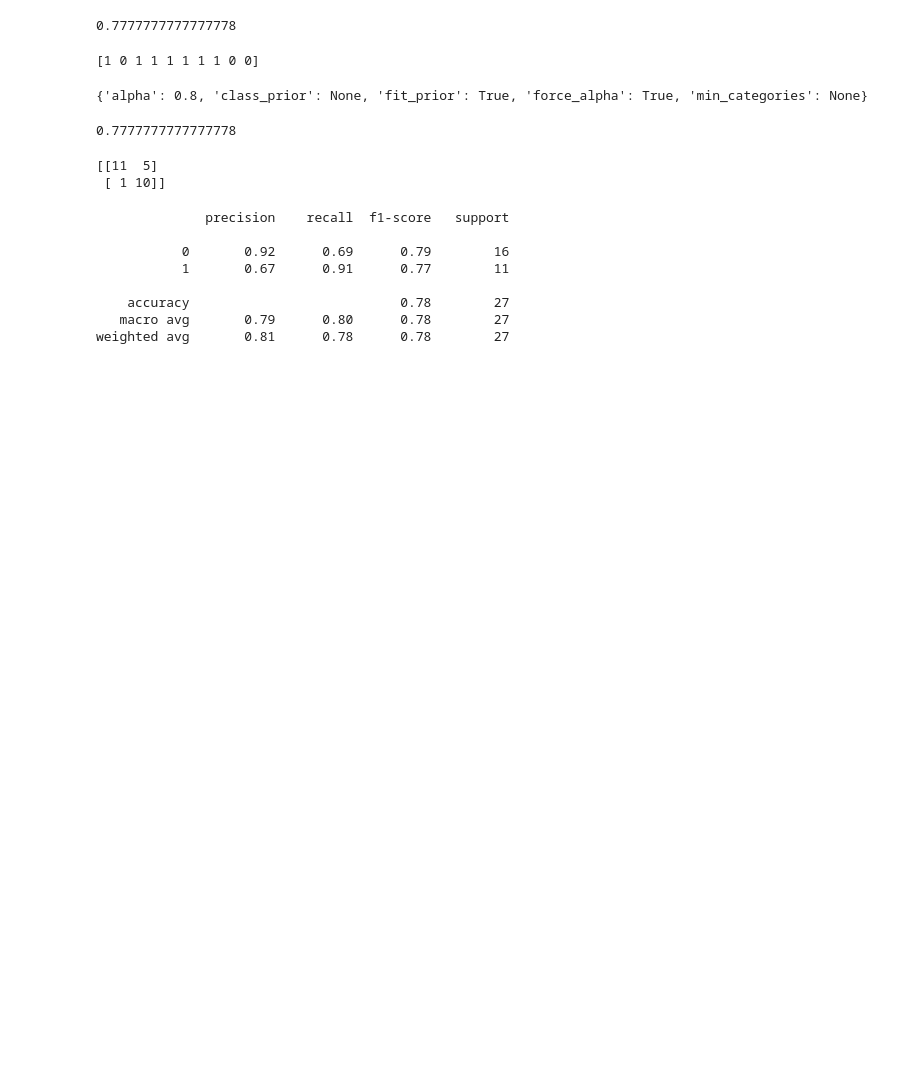
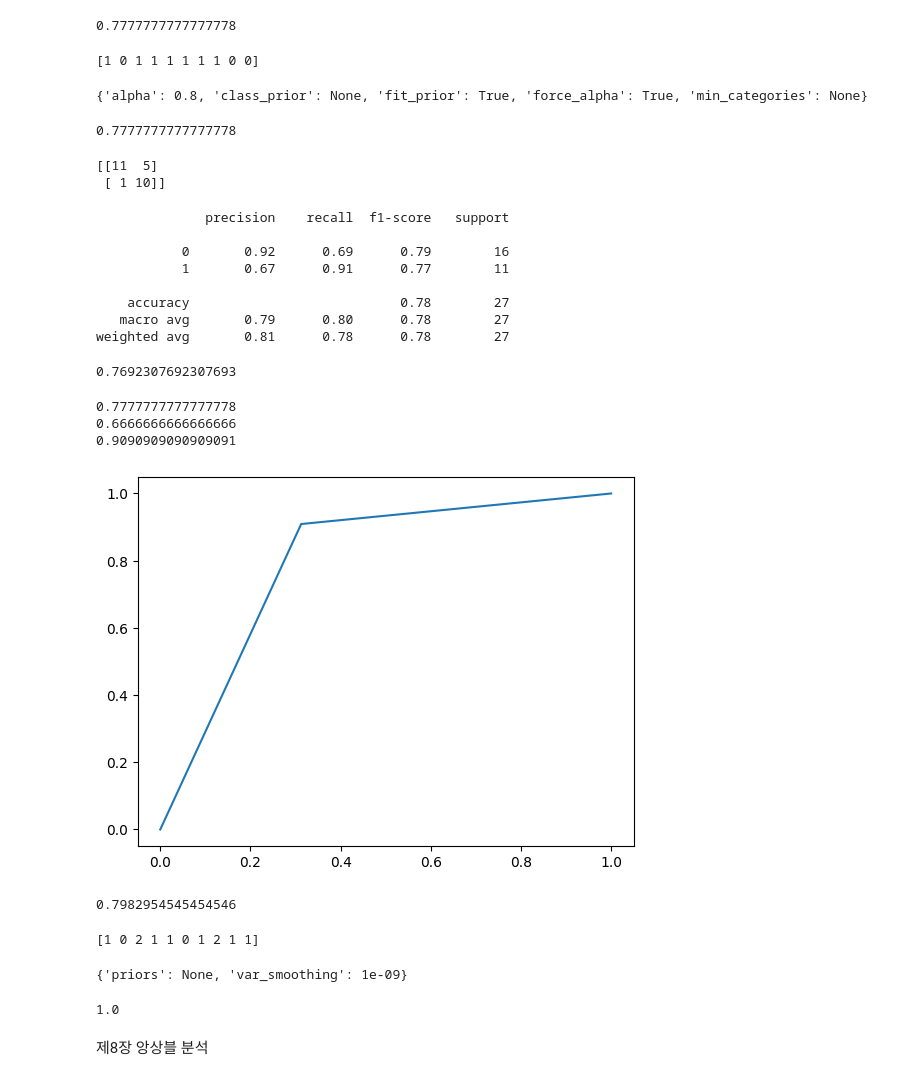
Before and after one commit to HongSeongMo/Bigdata_Analysis_Professional, a Jupyter notebook: 241024.ipynb, the cells around one changed output. Drawn from its saved outputs; the diff is of its cells as text; code cells hidden in the pictures; blank space fills up the shorter version.

```diff
--- a/241024.ipynb
+++ b/241024.ipynb
@@ -186,3 +192,46 @@ print(classification_report(testy, predictions))
     accuracy                           0.78        27
    macro avg       0.79      0.80      0.78        27
 weighted avg       0.81      0.78      0.78        27
+# %%
+print(f1_score(testy, predictions))
+# %% [output]
+0.7692307692307693
+# %%
+print(accuracy_score(testy, predictions))
+print(precision_score(testy, predictions))
+print(recall_score(testy, predictions))
+# %% [output]
+0.7777777777777778
+0.6666666666666666
+0.9090909090909091
+# %%
+fpr, tpr, thresholds = roc_curve(testy, predictions)
+plt.plot(fpr, tpr);plt.show()
+print(auc(fpr, tpr))
+# %% [output]
+[figure, added]
+0.7982954545454546
+# %%
+from sklearn.datasets import load_iris
+from sklearn.naive_bayes import GaussianNB
+from sklearn.model_selection import train_test_split
+
+iris = load_iris()
+x = iris.data
+y = iris.target
+trainx, testx, trainy, testy = train_test_split(x, y, test_size=0.3, random_state=42)
+model = GaussianNB().fit(trainx, trainy)
+predictions = model.predict(testx)
+print(predictions[:10])
+# %% [output]
+[1 0 2 1 1 0 1 2 1 1]
+# %%
+print(model.get_params())
+# %% [output]
+{'priors': None, 'var_smoothing': 1e-09}
+# %%
+print(model.score(testx, predictions))
+# %% [output]
+1.0
+# %% [markdown]
+제8장 앙상블 분석
```
Also changed, not shown: parts of 2 cells of this notebook.
